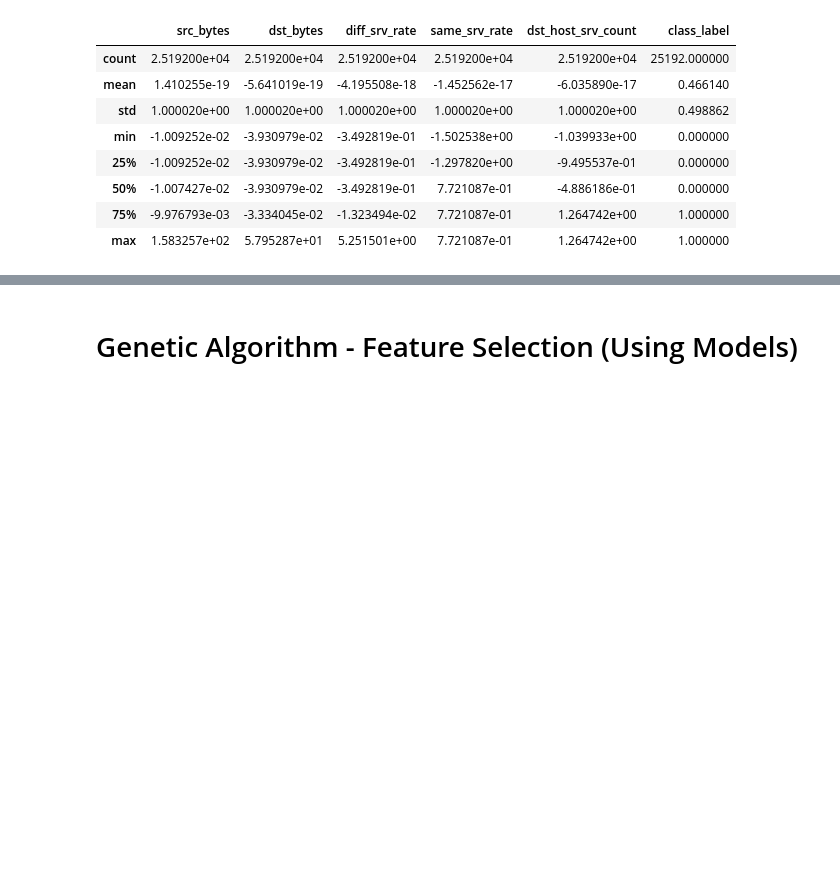
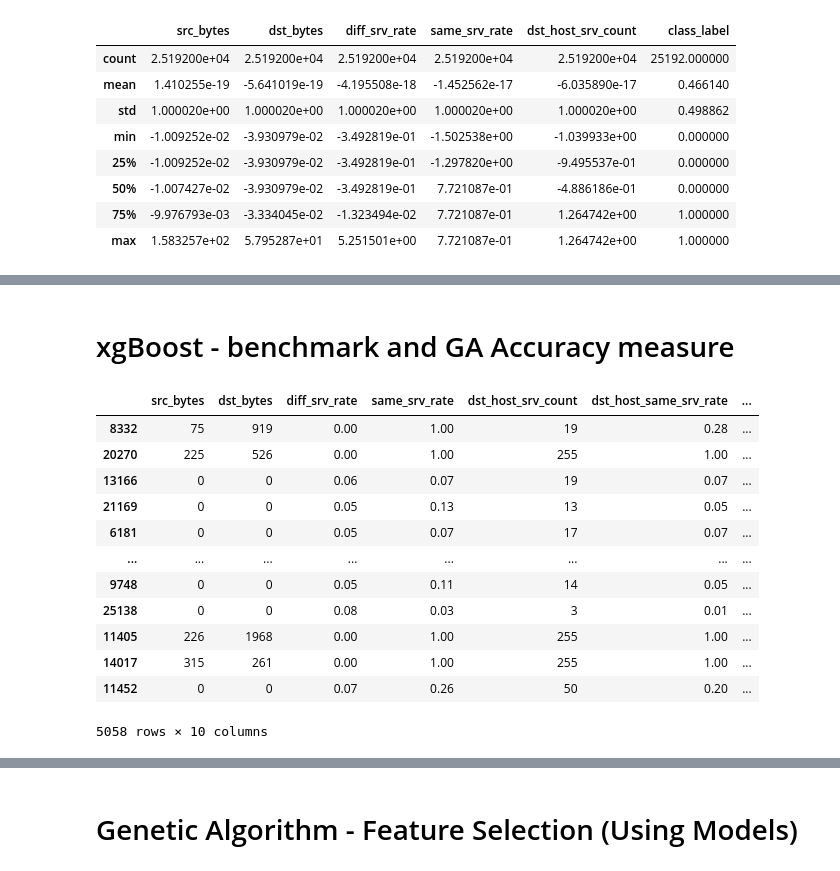
Before and after one commit to HarrisKucukalic/CSS2_Group_3, a Jupyter notebook: Harris.ipynb, the cells around one changed output, grey strips where cells are left out. Saved outputs shown, nothing was run; the diff lists cells and outputs as text; code cells hidden in the pictures; blank space fills up the shorter version.

```diff
--- a/Harris.ipynb
+++ b/Harris.ipynb
@@ -298 +298,3 @@ y_train.value_counts()
 Name: class_label, dtype: int64
+# %% [markdown]
+# xgBoost - benchmark and GA Accuracy measure
@@ -298,0 +318,16 @@ Name: class_label, dtype: int64
+# %%
+X_test_base
+# %% [output]
+|  | src_bytes | dst_bytes | diff_srv_rate | same_srv_rate | dst_host_srv_count | dst_host_same_srv_rate | ... |
+| 8332 | 75 | 919 | 0.00 | 1.00 | 19 | 0.28 | ... |
+| 20270 | 225 | 526 | 0.00 | 1.00 | 255 | 1.00 | ... |
+| 13166 | 0 | 0 | 0.06 | 0.07 | 19 | 0.07 | ... |
+| 21169 | 0 | 0 | 0.05 | 0.13 | 13 | 0.05 | ... |
+| 6181 | 0 | 0 | 0.05 | 0.07 | 17 | 0.07 | ... |
+| ... | ... | ... | ... | ... | ... | ... | ... |
+| 9748 | 0 | 0 | 0.05 | 0.11 | 14 | 0.05 | ... |
+| 25138 | 0 | 0 | 0.08 | 0.03 | 3 | 0.01 | ... |
+| 11405 | 226 | 1968 | 0.00 | 1.00 | 255 | 1.00 | ... |
+| 14017 | 315 | 261 | 0.00 | 1.00 | 255 | 1.00 | ... |
+| 11452 | 0 | 0 | 0.07 | 0.26 | 50 | 0.20 | ... |
+5058 rows × 10 columns
```
Also changed, not shown: parts of 127 cells of this notebook.
